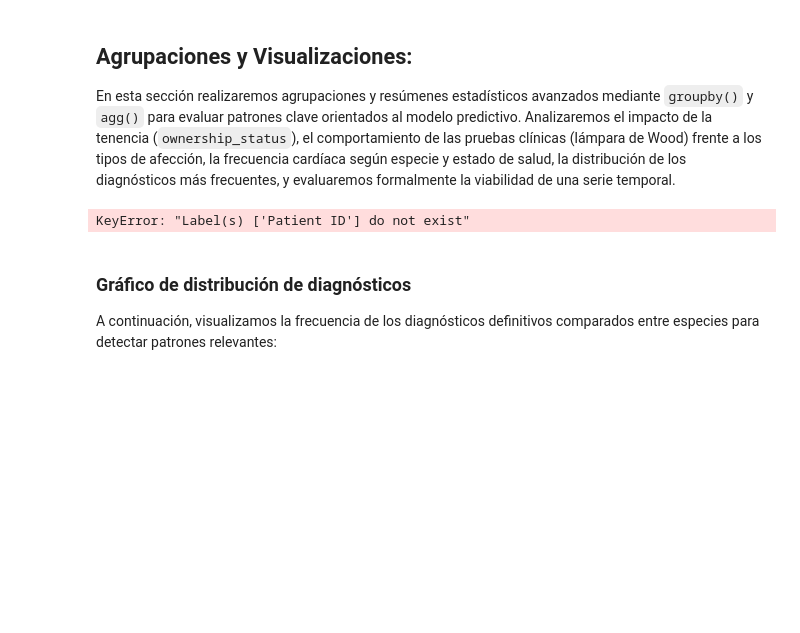
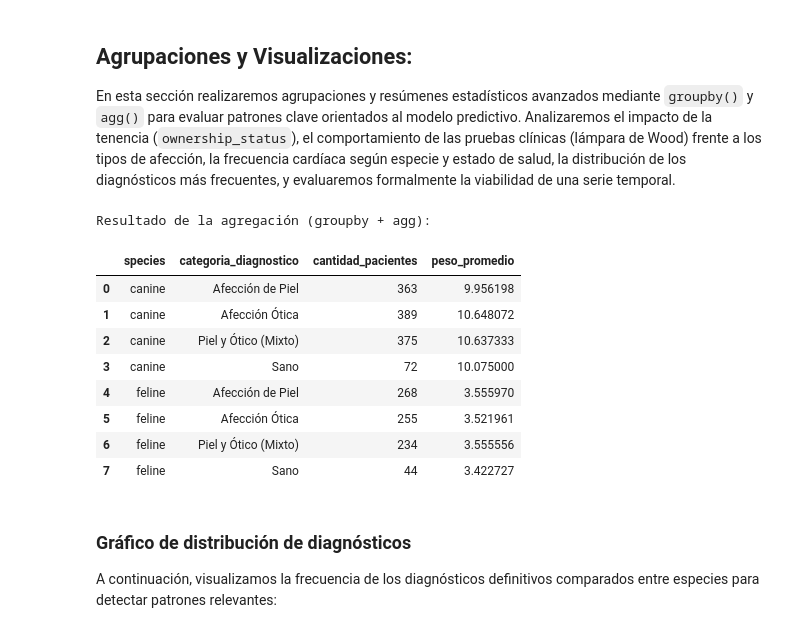
Before and after one commit to juanacebreiros2-ai/TP-PYTONH, a Jupyter notebook: pruebaDataset10.ipynb, the cells around one changed output. Drawn from its saved outputs; the diff is of its cells as text; code cells hidden in the pictures; blank space fills up the shorter version.

```diff
--- a/pruebaDataset10.ipynb
+++ b/pruebaDataset10.ipynb
@@ -1052,35 +1071,44 @@ def clasificar_patologia(diag):
 
   es_piel = any(term in diag for term in ['Dermatitis', 'Ringworm'])
   es_otico = any(term in diag for term in ['Otitis', 'Ear Mites'])
 
   if es_piel and es_otico:
     return 'Piel y Ótico (Mixto)'
   elif es_piel:
     return 'Afección de Piel'
   elif es_otico:
     return 'Afección Ótica'
   else:
     return 'Otro'
 
 
 df['categoria_diagnostico'] = df['definitive diagnosis'].apply(
     clasificar_patologia
 )
 
 # 2. groupby + agg para calcular métricas por especie y categoría
 df_agrupado = (
     df.groupby(['species', 'categoria_diagnostico'])
     .agg(
-        cantidad_pacientes=('Patient ID', 'count'),
+        cantidad_pacientes=('species', 'count'),
         peso_promedio=('weight', 'mean'),
     )
     .reset_index()
 )
 
 print('Resultado de la agregación (groupby + agg):')
 display(df_agrupado)
 # %% [output]
-KeyError: "Label(s) ['Patient ID'] do not exist"
+Resultado de la agregación (groupby + agg):
+|  | species | categoria_diagnostico | cantidad_pacientes | peso_promedio |
+| 0 | canine | Afección de Piel | 363 | 9.956198 |
+| 1 | canine | Afección Ótica | 389 | 10.648072 |
+| 2 | canine | Piel y Ótico (Mixto) | 375 | 10.637333 |
+| 3 | canine | Sano | 72 | 10.075000 |
+| 4 | feline | Afección de Piel | 268 | 3.555970 |
+| 5 | feline | Afección Ótica | 255 | 3.521961 |
+| 6 | feline | Piel y Ótico (Mixto) | 234 | 3.555556 |
+| 7 | feline | Sano | 44 | 3.422727 |
 # %% [markdown]
 ### Gráfico de distribución de diagnósticos
 A continuación, visualizamos la frecuencia de los diagnósticos definitivos comparados entre especies para detectar patrones relevantes:
```
Also changed, not shown: parts of 28 cells of this notebook.
